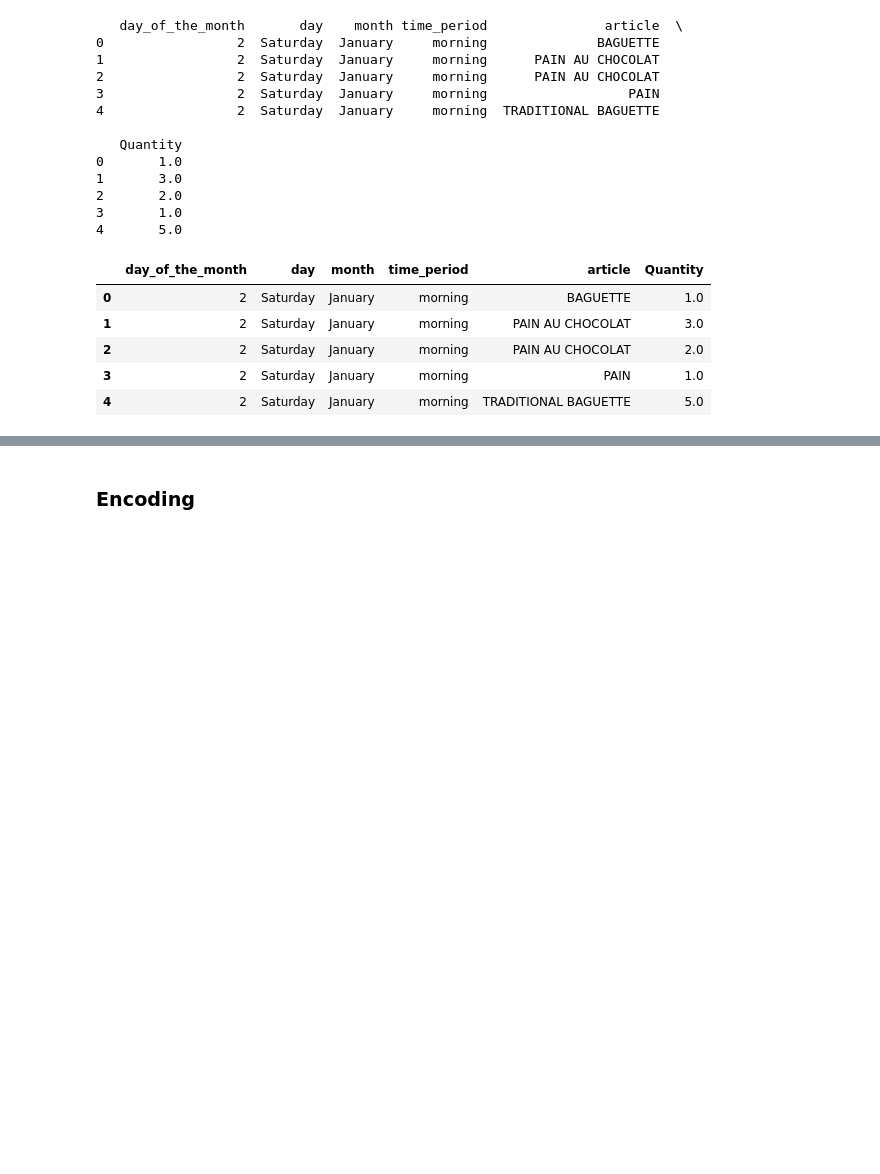
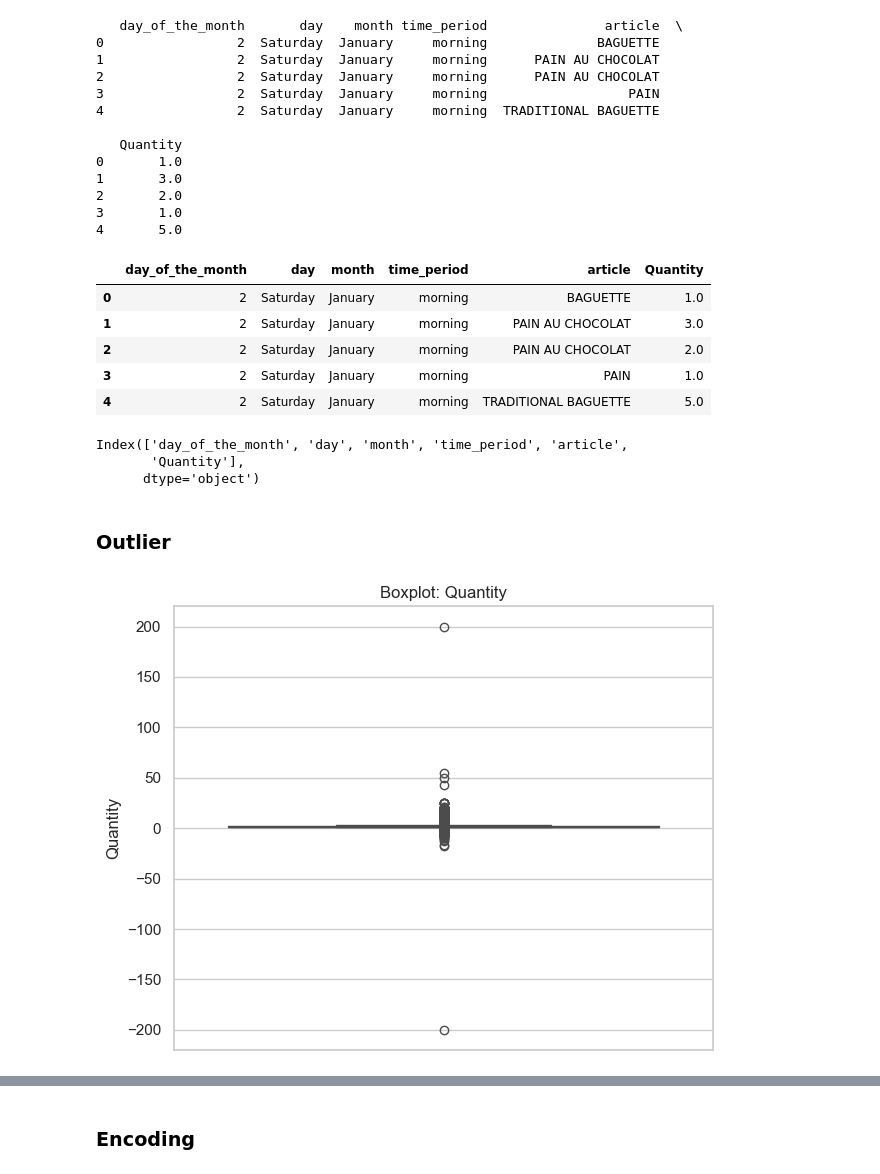
Before and after one commit to murad-02/French_Bakery_Daily_Sales, a Jupyter notebook: Notebook_File/bakery_sales.ipynb, the cells around one changed output, grey strips where cells are left out. Saved outputs shown, nothing was run; the diff lists cells and outputs as text; code cells hidden in the pictures; blank space fills up the shorter version.

```diff
--- a/Notebook_File/bakery_sales.ipynb
+++ b/Notebook_File/bakery_sales.ipynb
@@ -519,3 +519,27 @@ df.head()
 | 2 | 2 | Saturday | January | morning | PAIN AU CHOCOLAT | 2.0 |
 | 3 | 2 | Saturday | January | morning | PAIN | 1.0 |
 | 4 | 2 | Saturday | January | morning | TRADITIONAL BAGUETTE | 5.0 |
+# %%
+df.columns
+# %% [output]
+Index(['day_of_the_month', 'day', 'month', 'time_period', 'article',
+       'Quantity'],
+      dtype='object')
+# %% [markdown]
+### Outlier
+# %%
+# Set style
+sns.set(style="whitegrid")
+
+# Plot boxplots for numerical columns
+plt.figure(figsize=(12, 5))
+
+# Boxplot for 'Quantity'
+plt.subplot(1, 2, 2)
+sns.boxplot(y=df['Quantity'])
+plt.title('Boxplot: Quantity')
+
+plt.tight_layout()
+plt.show()
+# %% [output]
+[figure, added]
```
Also changed, not shown: parts of 7 cells of this notebook.
